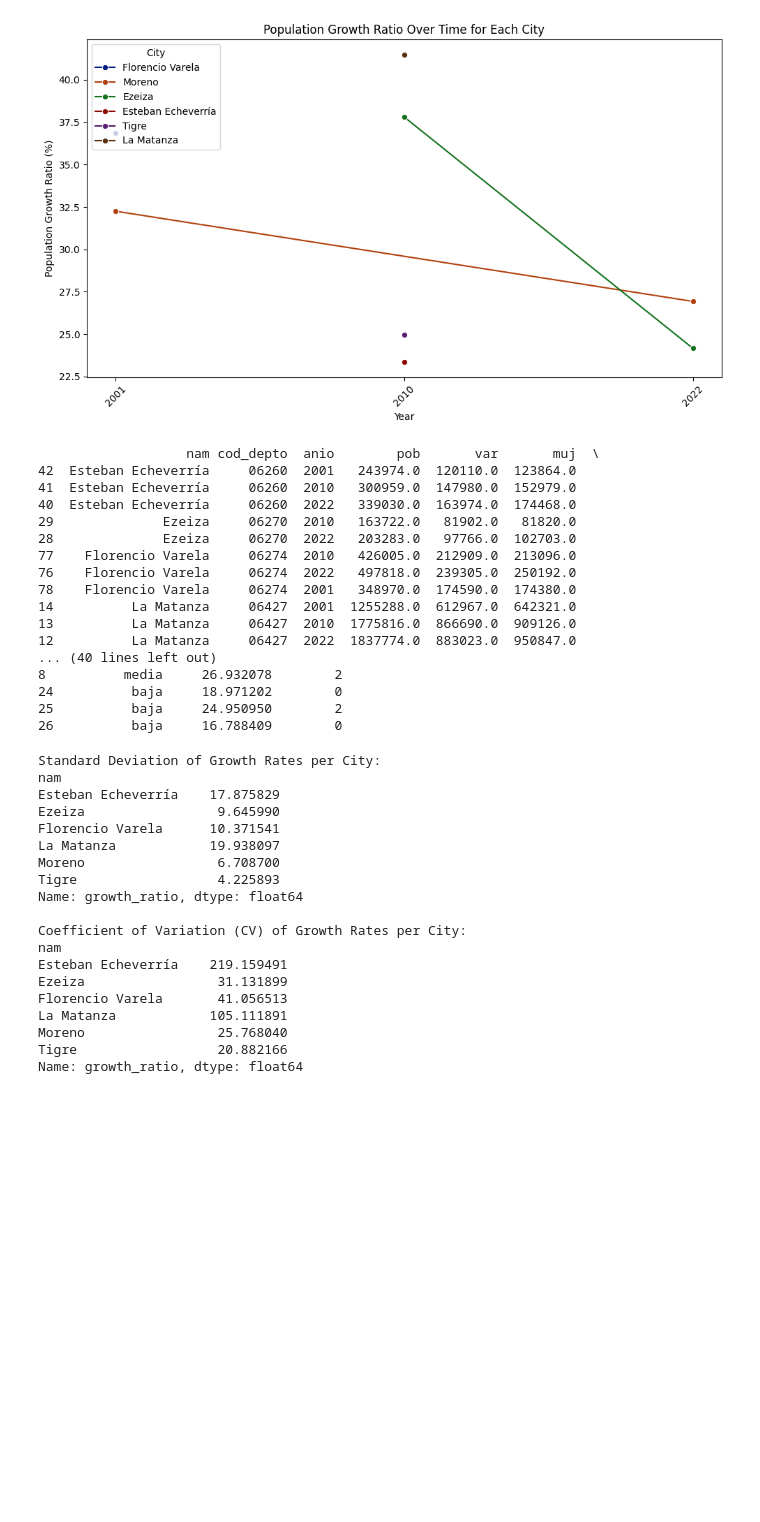
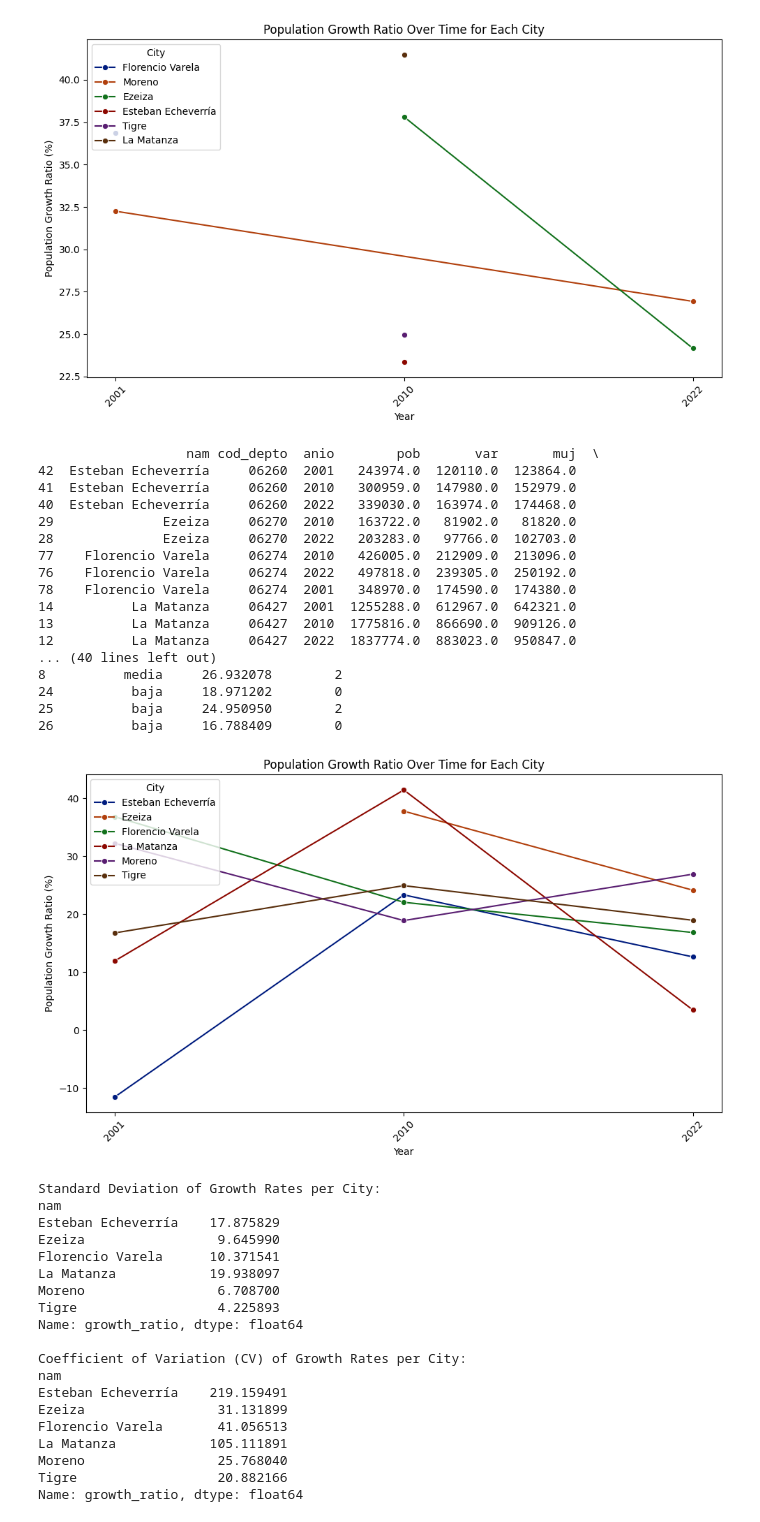
Before and after one commit to fmeseri/ITBA_TFI, a Jupyter notebook: code/python/notebooks/EDA_censos.ipynb, the cells around one changed output. Cells and saved outputs as stored; diff of their text form; code cells hidden in the pictures; blank space fills up the shorter version.

```diff
--- a/code/python/notebooks/EDA_censos.ipynb
+++ b/code/python/notebooks/EDA_censos.ipynb
@@ -502,34 +502,59 @@ print()
 [figure]
 # %%
 # Assuming df_cleaned contains the DataFrame with growth rates and cluster assignments
+
 
 # Sort the DataFrame by the 'nam' column
 df_cleaned_sorted = df_cleaned.sort_values(by='nam')
 distinct_nam_values = cluster_2_data['nam'].unique()
 
 # Select rows from df_another where the 'nam' column is in the distinct values obtained
 cluster2cities = df_cleaned_sorted[df_cleaned_sorted['nam'].isin(distinct_nam_values)]
 
 # Display selected rows
 print(cluster2cities)
+
+
+
+plt.figure(figsize=(10, 6))
+sns.lineplot(data=cluster2cities, x='anio', y='growth_ratio', hue='nam',palette='dark', marker='o')
+
+# Set plot title and labels
+plt.title('Population Growth Ratio Over Time for Each City')
+plt.xlabel('Year')
+plt.ylabel('Population Growth Ratio (%)')
+
+# Rotate x-axis labels for better readability
+plt.xticks(rotation=45)
+
+# Show legend
+plt.legend(title='City', loc='upper left')
+
+# Show plot
+plt.tight_layout()
+plt.show()
+print()
+
+#######################_____________VER EN ESTE GRAFICO LA MATANZA_______________________###########
 # %% [output]
                    nam cod_depto  anio        pob       var       muj  \
 42  Esteban Echeverría     06260  2001   243974.0  120110.0  123864.0
 41  Esteban Echeverría     06260  2010   300959.0  147980.0  152979.0
 40  Esteban Echeverría     06260  2022   339030.0  163974.0  174468.0
 29              Ezeiza     06270  2010   163722.0   81902.0   81820.0
 28              Ezeiza     06270  2022   203283.0   97766.0  102703.0
 77    Florencio Varela     06274  2010   426005.0  212909.0  213096.0
 76    Florencio Varela     06274  2022   497818.0  239305.0  250192.0
 78    Florencio Varela     06274  2001   348970.0  174590.0  174380.0
 14          La Matanza     06427  2001  1255288.0  612967.0  642321.0
 13          La Matanza     06427  2010  1775816.0  866690.0  909126.0
 12          La Matanza     06427  2022  1837774.0  883023.0  950847.0
 ... (40 lines left out)
 8          media     26.932078        2
 24          baja     18.971202        0
 25          baja     24.950950        2
 26          baja     16.788409        0
+[figure, added]
 # %%
 # Assuming df_cleaned contains the DataFrame with growth rates and cluster assignments
 
```
Also changed, not shown: parts of 7 cells of this notebook, 9 other files.
